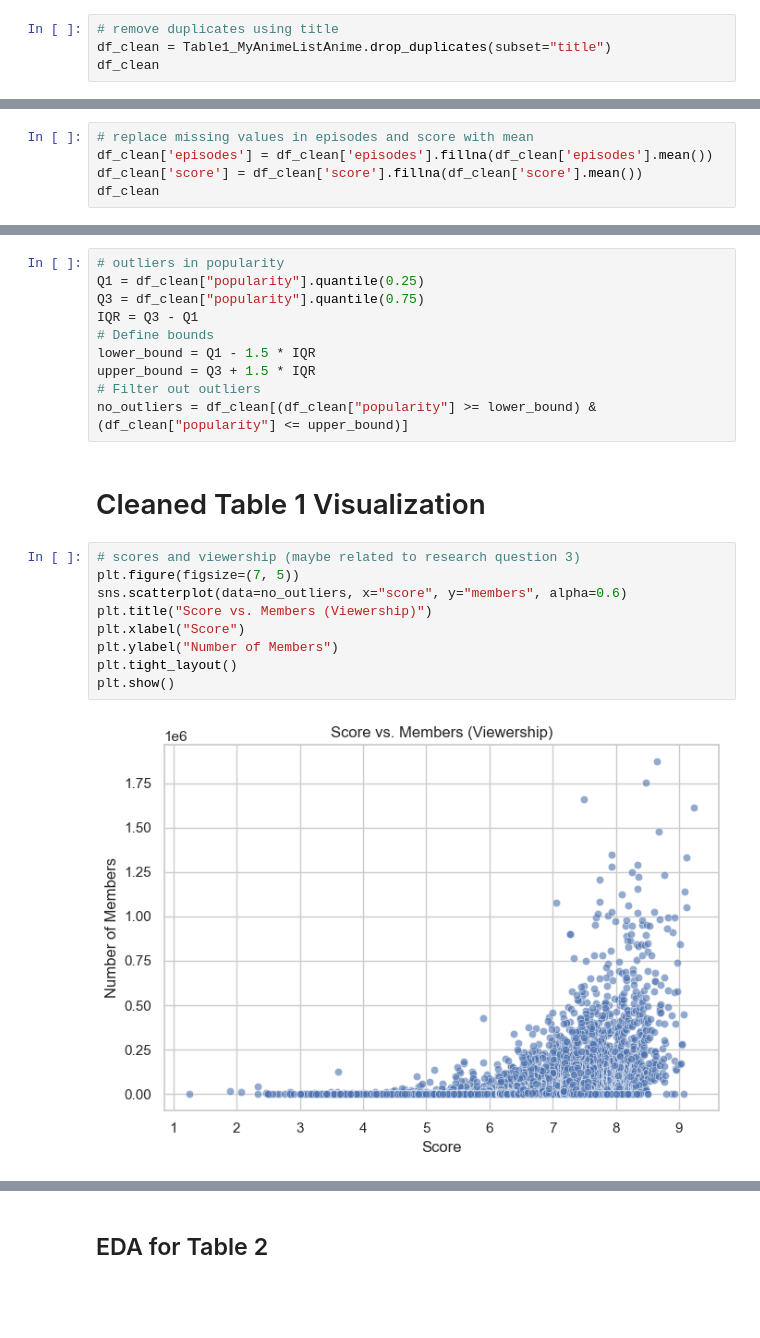
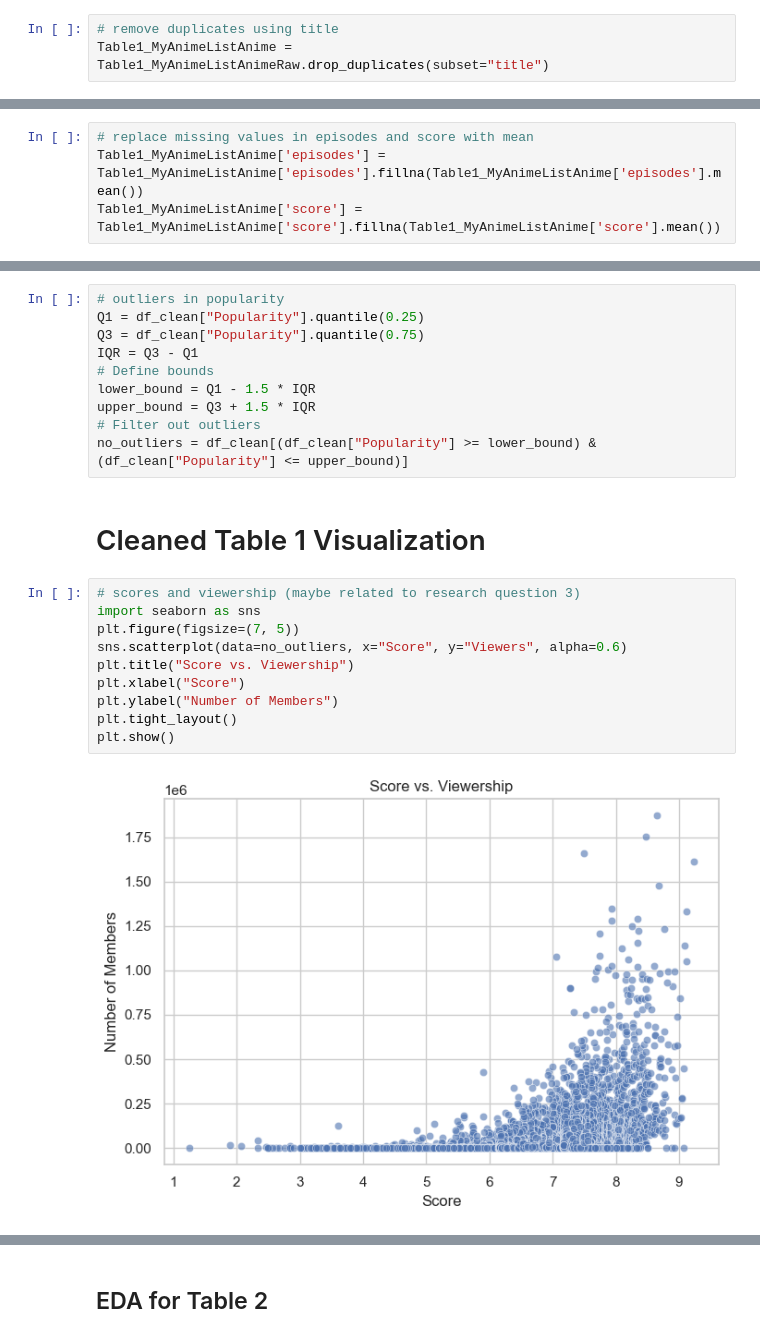
Before and after one commit to illinois-data-curation/is477-sp25-Group-8, a Jupyter notebook: FinalProjectGroup8.ipynb, the cells around one changed output, grey strips where cells are left out. Saved outputs shown, nothing was run; the diff lists cells and outputs as text; blank space fills up the shorter version.

```diff
--- a/FinalProjectGroup8.ipynb
+++ b/FinalProjectGroup8.ipynb
@@ -97,5 +97,4 @@ From the EDA, we can see that there are missing values in synopsis, episodes, ra
 ### remove duplicates
 # %%
 # remove duplicates using title
-df_clean = Table1_MyAnimeListAnime.drop_duplicates(subset="title")
-df_clean
+Table1_MyAnimeListAnime = Table1_MyAnimeListAnimeRaw.drop_duplicates(subset="title")
@@ -160,9 +145,8 @@ print(missing_specific)
 [2345 rows x 12 columns]
 # %%
 # replace missing values in episodes and score with mean
-df_clean['episodes'] = df_clean['episodes'].fillna(df_clean['episodes'].mean())
-df_clean['score'] = df_clean['score'].fillna(df_clean['score'].mean())
-df_clean
+Table1_MyAnimeListAnime['episodes'] = Table1_MyAnimeListAnime['episodes'].fillna(Table1_MyAnimeListAnime['episodes'].mean())
+Table1_MyAnimeListAnime['score'] = Table1_MyAnimeListAnime['score'].fillna(Table1_MyAnimeListAnime['score'].mean())
 # %% [output]
 A value is trying to be set on a copy of a slice from a DataFrame.
 Try using .loc[row_indexer,col_indexer] = value instead
@@ -202,26 +274,27 @@ no_outliers = df_clean[(df_clean["score"] >= lower_bound) & (df_clean["score"] <
 # %%
 # outliers in popularity
-Q1 = df_clean["popularity"].quantile(0.25)
-Q3 = df_clean["popularity"].quantile(0.75)
+Q1 = df_clean["Popularity"].quantile(0.25)
+Q3 = df_clean["Popularity"].quantile(0.75)
 IQR = Q3 - Q1
 # Define bounds
 lower_bound = Q1 - 1.5 * IQR
 upper_bound = Q3 + 1.5 * IQR
 # Filter out outliers
-no_outliers = df_clean[(df_clean["popularity"] >= lower_bound) & (df_clean["popularity"] <= upper_bound)]
+no_outliers = df_clean[(df_clean["Popularity"] >= lower_bound) & (df_clean["Popularity"] <= upper_bound)]
 # %% [markdown]
 # Cleaned Table 1 Visualization
 # %%
 # scores and viewership (maybe related to research question 3)
+import seaborn as sns
 plt.figure(figsize=(7, 5))
-sns.scatterplot(data=no_outliers, x="score", y="members", alpha=0.6)
-plt.title("Score vs. Members (Viewership)")
+sns.scatterplot(data=no_outliers, x="Score", y="Viewers", alpha=0.6)
+plt.title("Score vs. Viewership")
 plt.xlabel("Score")
 plt.ylabel("Number of Members")
 plt.tight_layout()
 plt.show()
 # %% [output]
-[figure, old version]
+[figure, new version]
 # %%
 # Copy and clean
 df_genre_pop = no_outliers.copy()
```
Also changed, not shown: parts of 50 cells of this notebook, 2 other files.
